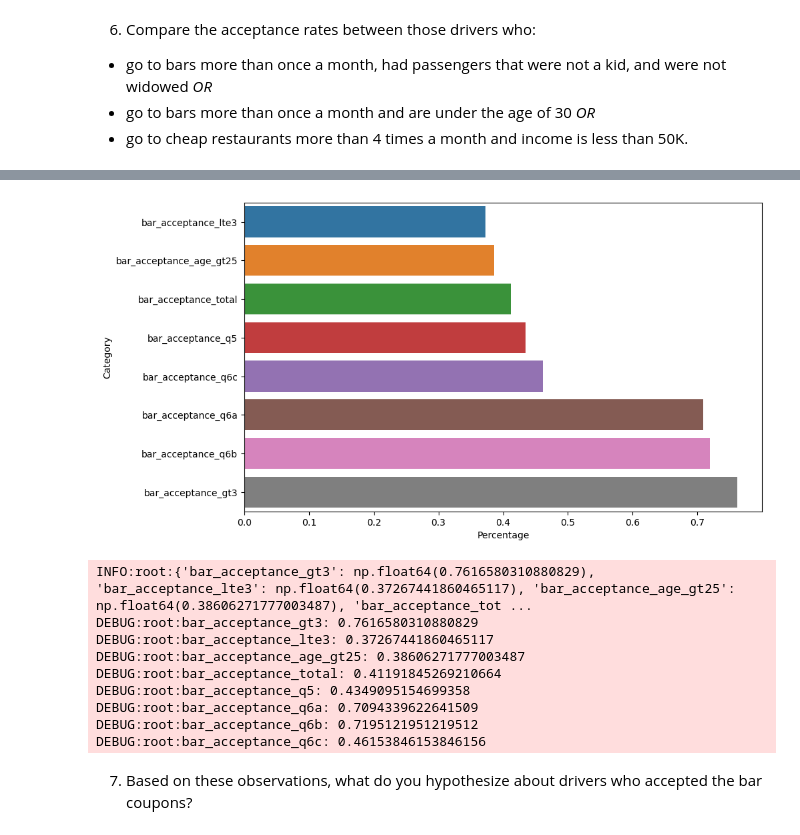
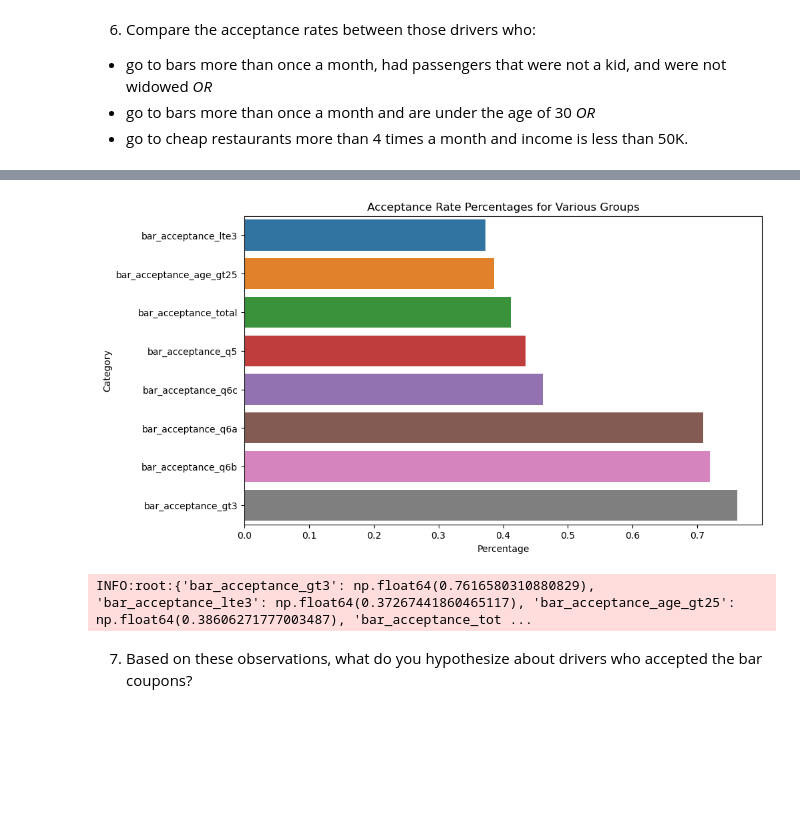
Before and after one commit to jelanigb/uc_berkeley_ml_program, a Jupyter notebook: module_05/module_05_prompt_jgb.ipynb, the cells around one changed output, grey strips where cells are left out. Cells and saved outputs as stored; diff of their text form; code cells hidden in the pictures; blank space fills up the shorter version.

```diff
--- a/module_05/module_05_prompt_jgb.ipynb
+++ b/module_05/module_05_prompt_jgb.ipynb
@@ -339,29 +278,22 @@ DEBUG:root:{'bar_acceptance_gt3': np.float64(0.7616580310880829), 'bar_acceptanc
 # %%
 # Plot the different results.
 
 acceptance_rates_comparison_df = pd.DataFrame(list(acceptance_rates_comparison.items()),
                                               columns=['Category', 'Percentage']).sort_values(
                                                 by='Percentage', ascending=True)
 fig, ax = plt.subplots(figsize=(10, 6))
 ax = sns.barplot(data=acceptance_rates_comparison_df, x='Percentage', y='Category', hue='Category')
+ax.set_title("Acceptance Rate Percentages for Various Groups")
 plt.savefig('images/generated/acceptance_rates_comparison_barplot.png')
 plt.show()
 
 
 logging.info(acceptance_rates_comparison)
 for key, value in acceptance_rates_comparison.items():
     logging.debug(f"{key}: {value}")
 # %% [output]
-[figure, old version]
+[figure, new version]
 INFO:root:{'bar_acceptance_gt3': np.float64(0.7616580310880829), 'bar_acceptance_lte3': np.float64(0.37267441860465117), 'bar_acceptance_age_gt25': np.float64(0.38606271777003487), 'bar_acceptance_tot ...
-DEBUG:root:bar_acceptance_gt3: 0.7616580310880829
-DEBUG:root:bar_acceptance_lte3: 0.37267441860465117
-DEBUG:root:bar_acceptance_age_gt25: 0.38606271777003487
-DEBUG:root:bar_acceptance_total: 0.41191845269210664
-DEBUG:root:bar_acceptance_q5: 0.4349095154699358
-DEBUG:root:bar_acceptance_q6a: 0.7094339622641509
-DEBUG:root:bar_acceptance_q6b: 0.7195121951219512
-DEBUG:root:bar_acceptance_q6c: 0.46153846153846156
 # %% [markdown]
 7.  Based on these observations, what do you hypothesize about drivers who accepted the bar coupons?
 # %% [markdown]
```
Also changed, not shown: parts of 8 cells of this notebook, 2 other files.
